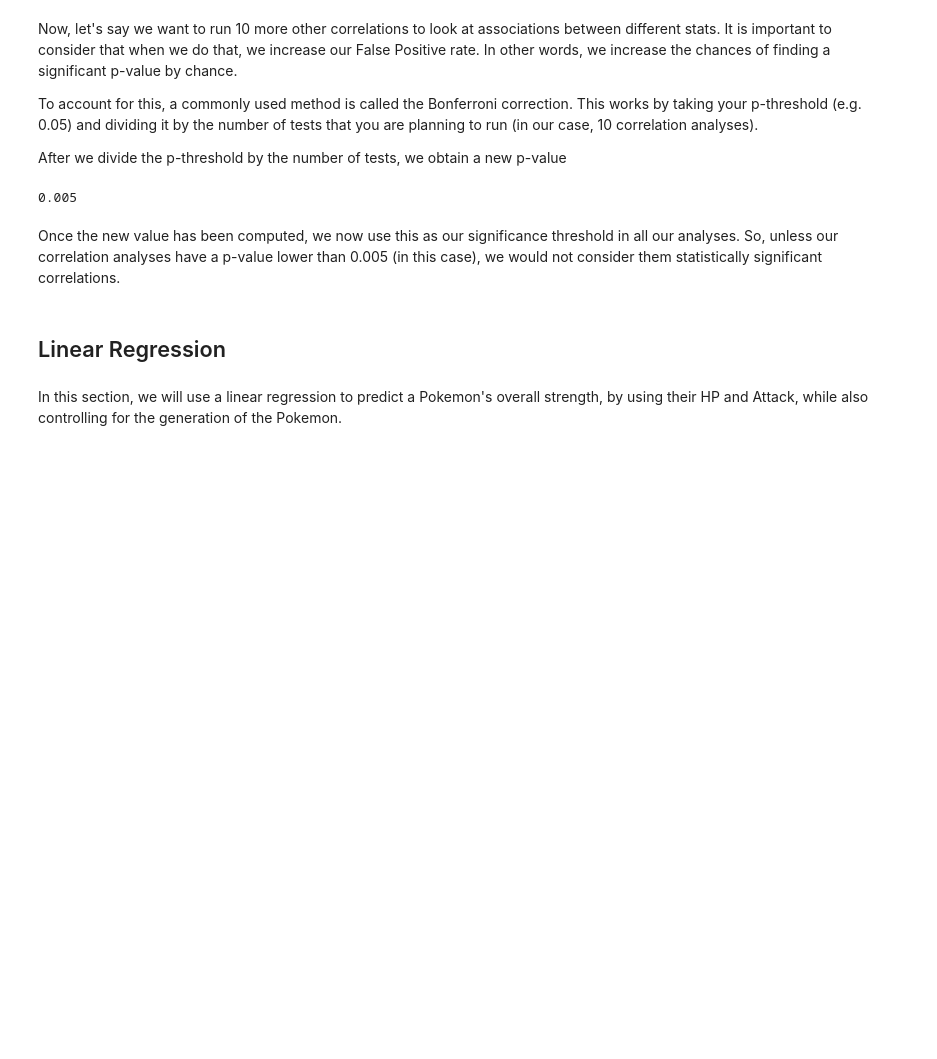
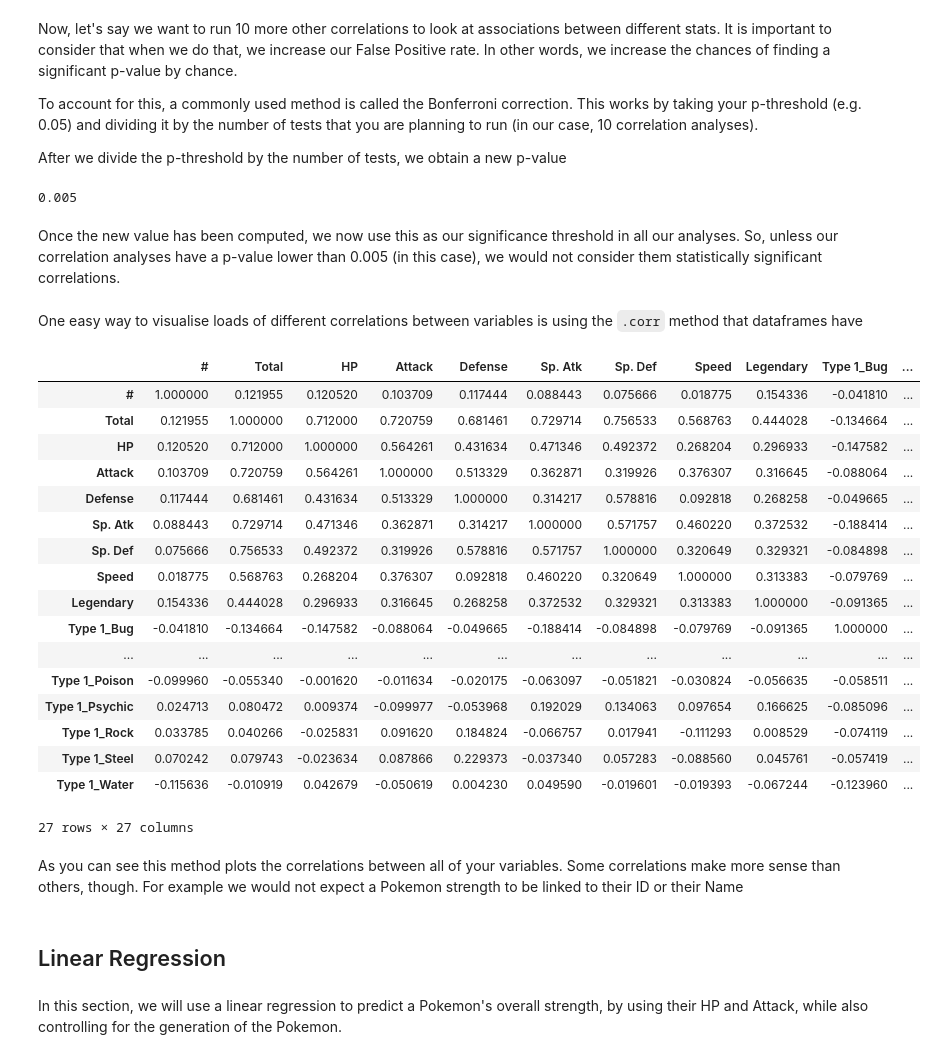
Before and after one commit to petehellyer/Neuroscience-Python-Course-Development, a Jupyter notebook: Day10.ipynb, the cells around one changed output. Drawn from its saved outputs; the diff is of its cells as text; code cells hidden in the pictures; blank space fills up the shorter version.

Commit message:
Added extra info on correlation analysis

```diff
--- a/Day10.ipynb
+++ b/Day10.ipynb
@@ -335,6 +335,31 @@ print(new_p_value)
 0.005
 # %% [markdown]
 Once the new value has been computed, we now use this as our significance threshold in all our analyses. So, unless our correlation analyses have a p-value lower than 0.005 (in this case), we would not consider them statistically significant correlations.
+# %% [markdown]
+One easy way to visualise loads of different correlations between variables is using the `.corr` method that dataframes have
+# %%
+df.corr(method ='spearman')
+# %% [output]
+|  | # | Total | HP | Attack | Defense | Sp. Atk | Sp. Def | Speed | Legendary | Type 1_Bug | ... |
+| # | 1.000000 | 0.121955 | 0.120520 | 0.103709 | 0.117444 | 0.088443 | 0.075666 | 0.018775 | 0.154336 | -0.041810 | ... |
+| Total | 0.121955 | 1.000000 | 0.712000 | 0.720759 | 0.681461 | 0.729714 | 0.756533 | 0.568763 | 0.444028 | -0.134664 | ... |
+| HP | 0.120520 | 0.712000 | 1.000000 | 0.564261 | 0.431634 | 0.471346 | 0.492372 | 0.268204 | 0.296933 | -0.147582 | ... |
+| Attack | 0.103709 | 0.720759 | 0.564261 | 1.000000 | 0.513329 | 0.362871 | 0.319926 | 0.376307 | 0.316645 | -0.088064 | ... |
+| Defense | 0.117444 | 0.681461 | 0.431634 | 0.513329 | 1.000000 | 0.314217 | 0.578816 | 0.092818 | 0.268258 | -0.049665 | ... |
+| Sp. Atk | 0.088443 | 0.729714 | 0.471346 | 0.362871 | 0.314217 | 1.000000 | 0.571757 | 0.460220 | 0.372532 | -0.188414 | ... |
+| Sp. Def | 0.075666 | 0.756533 | 0.492372 | 0.319926 | 0.578816 | 0.571757 | 1.000000 | 0.320649 | 0.329321 | -0.084898 | ... |
+| Speed | 0.018775 | 0.568763 | 0.268204 | 0.376307 | 0.092818 | 0.460220 | 0.320649 | 1.000000 | 0.313383 | -0.079769 | ... |
+| Legendary | 0.154336 | 0.444028 | 0.296933 | 0.316645 | 0.268258 | 0.372532 | 0.329321 | 0.313383 | 1.000000 | -0.091365 | ... |
+| Type 1_Bug | -0.041810 | -0.134664 | -0.147582 | -0.088064 | -0.049665 | -0.188414 | -0.084898 | -0.079769 | -0.091365 | 1.000000 | ... |
+| ... | ... | ... | ... | ... | ... | ... | ... | ... | ... | ... | ... |
+| Type 1_Poison | -0.099960 | -0.055340 | -0.001620 | -0.011634 | -0.020175 | -0.063097 | -0.051821 | -0.030824 | -0.056635 | -0.058511 | ... |
+| Type 1_Psychic | 0.024713 | 0.080472 | 0.009374 | -0.099977 | -0.053968 | 0.192029 | 0.134063 | 0.097654 | 0.166625 | -0.085096 | ... |
+| Type 1_Rock | 0.033785 | 0.040266 | -0.025831 | 0.091620 | 0.184824 | -0.066757 | 0.017941 | -0.111293 | 0.008529 | -0.074119 | ... |
+| Type 1_Steel | 0.070242 | 0.079743 | -0.023634 | 0.087866 | 0.229373 | -0.037340 | 0.057283 | -0.088560 | 0.045761 | -0.057419 | ... |
+| Type 1_Water | -0.115636 | -0.010919 | 0.042679 | -0.050619 | 0.004230 | 0.049590 | -0.019601 | -0.019393 | -0.067244 | -0.123960 | ... |
+27 rows × 27 columns
+# %% [markdown]
+As you can see this method plots the correlations between all of your variables. Some correlations make more sense than others, though. For example we would not expect a Pokemon strength to be linked to their ID or their Name
 # %% [markdown]
 ## Linear Regression
 # %% [markdown]
```
Also changed, not shown: parts of 1 cell of this notebook.
